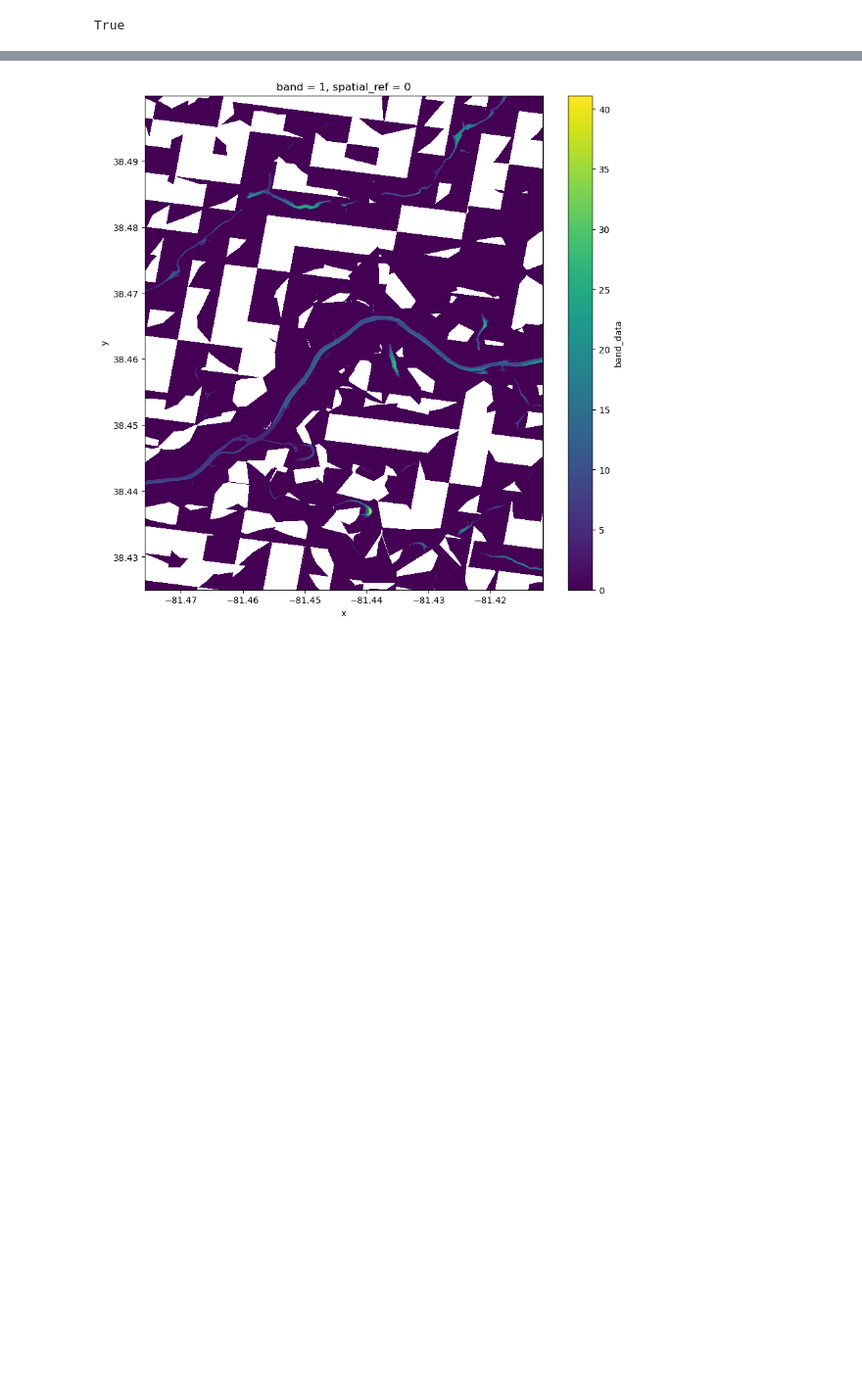
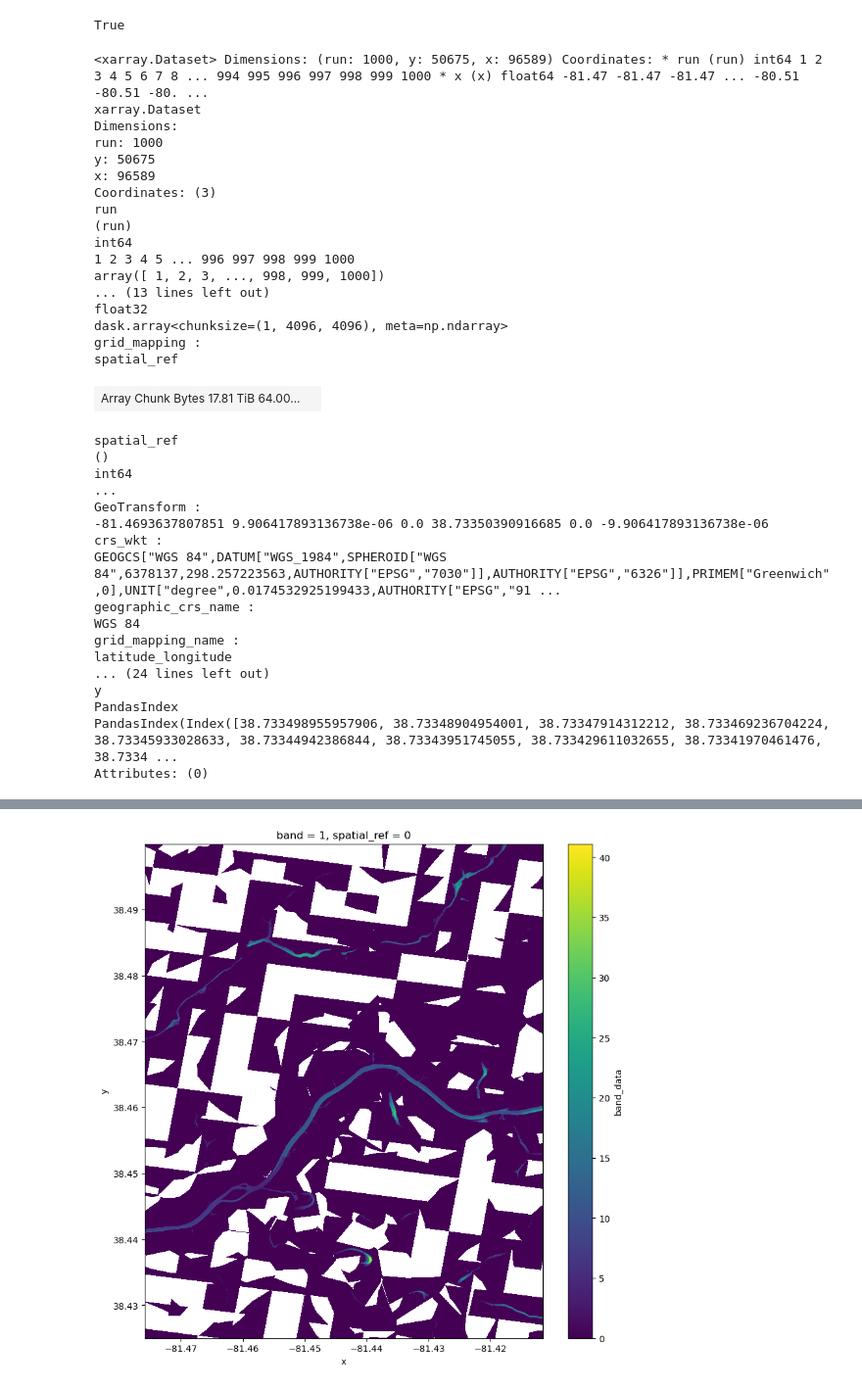
Before and after one commit to arc-pts/kanawha-zarr, a Jupyter notebook: kanawha.ipynb, the cells around one changed output, grey strips where cells are left out. Shown at 98% size. Cells and saved outputs as stored; diff of their text form; code cells hidden in the pictures; blank space fills up the shorter version.

```diff
--- a/kanawha.ipynb
+++ b/kanawha.ipynb
@@ -8,0 +13,39 @@ True
+# %%
+ds = xr.open_zarr("s3://kanawha-pilot/postprocess/ElkMiddle.multi.wide.zarr")
+ds
+# %% [output]
+<xarray.Dataset> Dimensions: (run: 1000, y: 50675, x: 96589) Coordinates: * run (run) int64 1 2 3 4 5 6 7 8 ... 994 995 996 997 998 999 1000 * x (x) float64 -81.47 -81.47 -81.47 ... -80.51 -80.51 -80. ...
+xarray.Dataset
+Dimensions:
+run: 1000
+y: 50675
+x: 96589
+Coordinates: (3)
+run
+(run)
+int64
+1 2 3 4 5 ... 996 997 998 999 1000
+array([ 1, 2, 3, ..., 998, 999, 1000])
+... (13 lines left out)
+float32
+dask.array<chunksize=(1, 4096, 4096), meta=np.ndarray>
+grid_mapping :
+spatial_ref
+| Array Chunk Bytes 17.81 TiB 64.00... |  |
+spatial_ref
+()
+int64
+...
+GeoTransform :
+-81.4693637807851 9.906417893136738e-06 0.0 38.73350390916685 0.0 -9.906417893136738e-06
+crs_wkt :
+GEOGCS["WGS 84",DATUM["WGS_1984",SPHEROID["WGS 84",6378137,298.257223563,AUTHORITY["EPSG","7030"]],AUTHORITY["EPSG","6326"]],PRIMEM["Greenwich",0],UNIT["degree",0.0174532925199433,AUTHORITY["EPSG","91 ...
+geographic_crs_name :
+WGS 84
+grid_mapping_name :
+latitude_longitude
+... (24 lines left out)
+y
+PandasIndex
+PandasIndex(Index([38.733498955957906, 38.73348904954001, 38.73347914312212, 38.733469236704224, 38.73345933028633, 38.73344942386844, 38.73343951745055, 38.733429611032655, 38.73341970461476, 38.7334 ...
+Attributes: (0)
```
Also changed, not shown: parts of 6 cells of this notebook.
